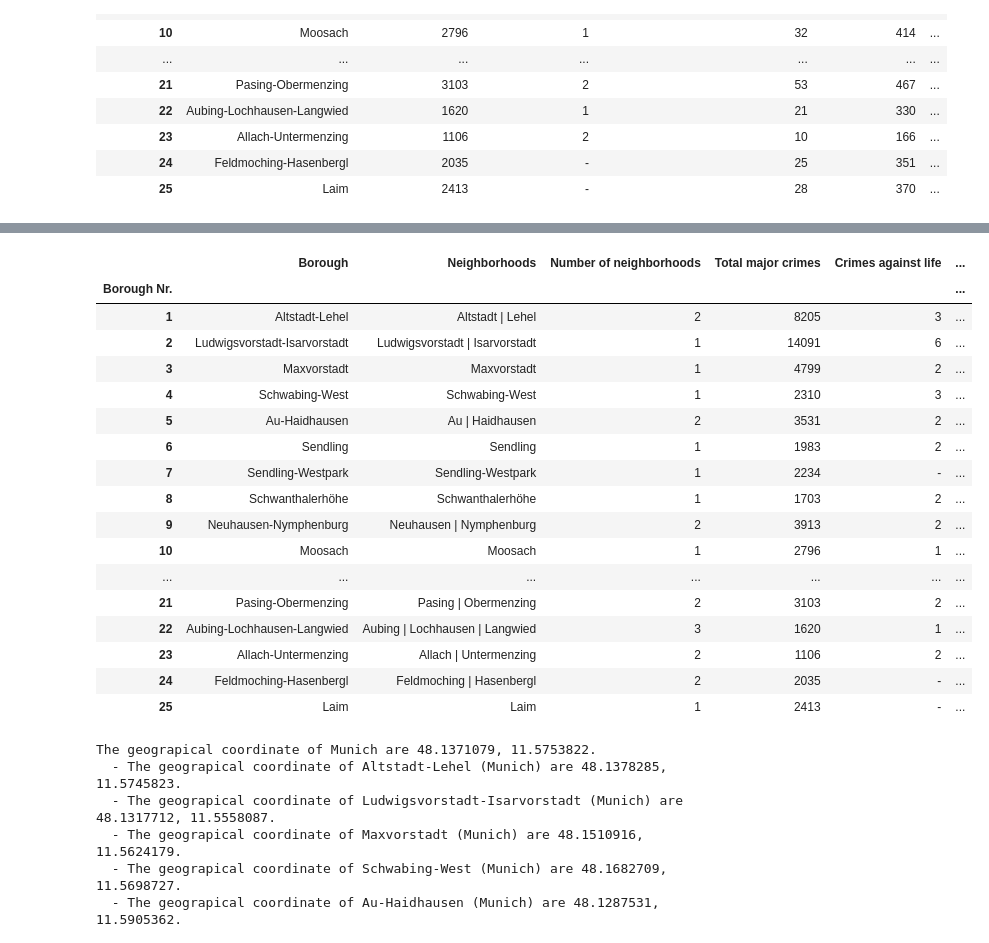
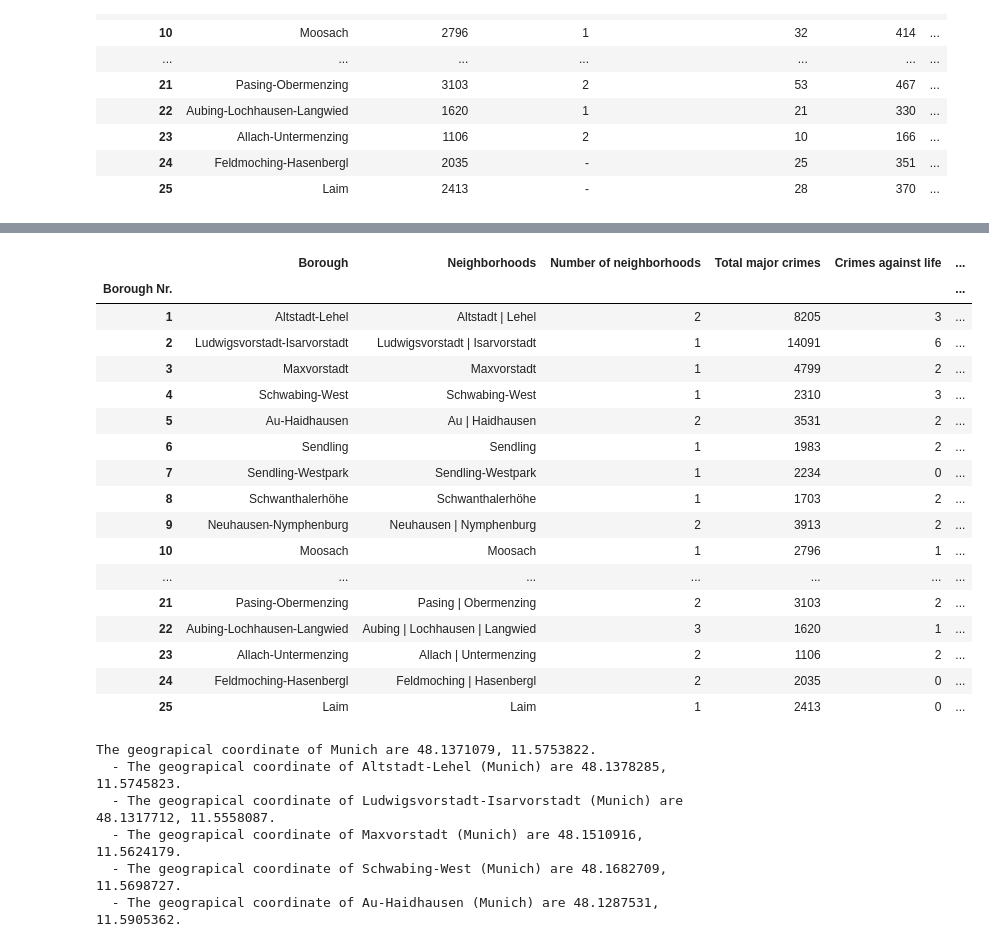
Before and after one commit to RocketClimber/Coursera_Capstone, a Jupyter notebook: MunichNeighborhoods.ipynb, the cells around one changed output, grey strips where cells are left out. Drawn from its saved outputs; the diff is of its cells as text; code cells hidden in the pictures.

```diff
--- a/MunichNeighborhoods.ipynb
+++ b/MunichNeighborhoods.ipynb
@@ -150,19 +169,19 @@ muc_crime
 | 24 | Feldmoching-Hasenbergl | Feldmoching | Hasenbergl | 2035 | - | 25 | ... |
 | 25 | Laim | Laim | 2413 | - | 28 | ... |
 # %%
-muc_crime = pd.read_csv('muc_crime_4.csv', index_col=0)
+muc_crime = pd.read_csv('muc_crime_5.csv', index_col=0)
 muc_crime['Total crimes'] = muc_crime['Total major crimes'] + muc_crime['Total other crimes']
 muc_crime
 # %% [output]
 |  | Borough | Neighborhoods | Number of neighborhoods | Total major crimes | Crimes against life | ... |
 | Borough Nr. |  |  |  |  |  | ... |
 | 1 | Altstadt-Lehel | Altstadt | Lehel | 2 | 8205 | 3 | ... |
 | 2 | Ludwigsvorstadt-Isarvorstadt | Ludwigsvorstadt | Isarvorstadt | 1 | 14091 | 6 | ... |
 | 3 | Maxvorstadt | Maxvorstadt | 1 | 4799 | 2 | ... |
 | 4 | Schwabing-West | Schwabing-West | 1 | 2310 | 3 | ... |
 | 5 | Au-Haidhausen | Au | Haidhausen | 2 | 3531 | 2 | ... |
 | 6 | Sendling | Sendling | 1 | 1983 | 2 | ... |
-| 7 | Sendling-Westpark | Sendling-Westpark | 1 | 2234 | - | ... |
+| 7 | Sendling-Westpark | Sendling-Westpark | 1 | 2234 | 0 | ... |
 | 8 | Schwanthalerhöhe | Schwanthalerhöhe | 1 | 1703 | 2 | ... |
 | 9 | Neuhausen-Nymphenburg | Neuhausen | Nymphenburg | 2 | 3913 | 2 | ... |
 | 10 | Moosach | Moosach | 1 | 2796 | 1 | ... |
@@ -170,8 +189,8 @@ muc_crime
 | 21 | Pasing-Obermenzing | Pasing | Obermenzing | 2 | 3103 | 2 | ... |
 | 22 | Aubing-Lochhausen-Langwied | Aubing | Lochhausen | Langwied | 3 | 1620 | 1 | ... |
 | 23 | Allach-Untermenzing | Allach | Untermenzing | 2 | 1106 | 2 | ... |
-| 24 | Feldmoching-Hasenbergl | Feldmoching | Hasenbergl | 2 | 2035 | - | ... |
-| 25 | Laim | Laim | 1 | 2413 | - | ... |
+| 24 | Feldmoching-Hasenbergl | Feldmoching | Hasenbergl | 2 | 2035 | 0 | ... |
+| 25 | Laim | Laim | 1 | 2413 | 0 | ... |
 # %%
 # Get loaction data of Munich using latitude and longitude values
 muc_address = 'Munich, Germany'
```
Also changed, not shown: parts of 26 cells of this notebook, 1 other file.
